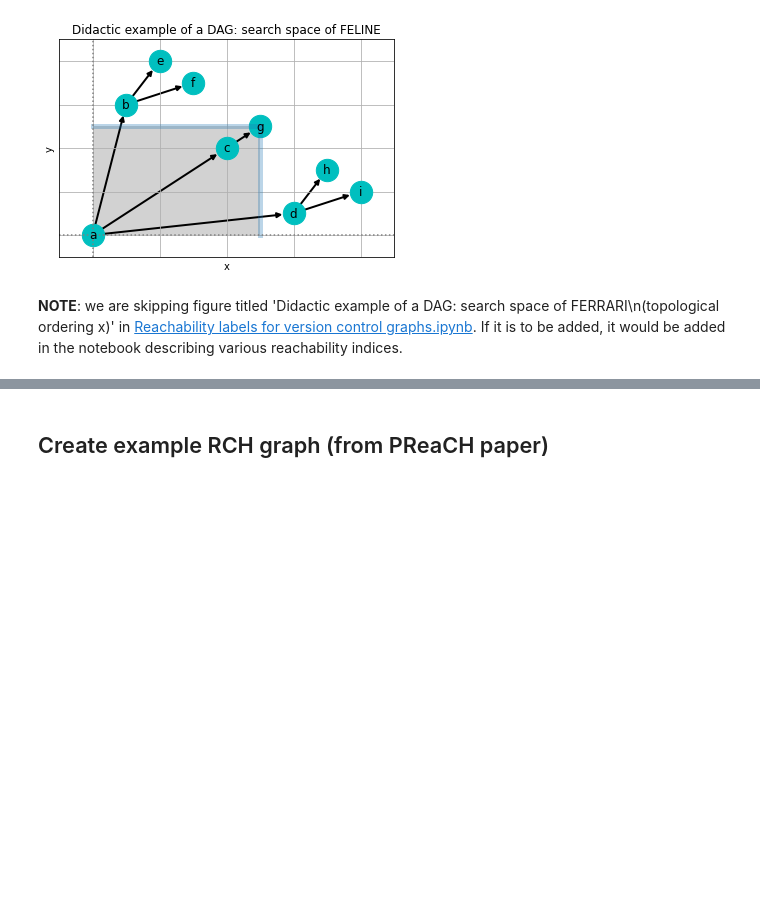
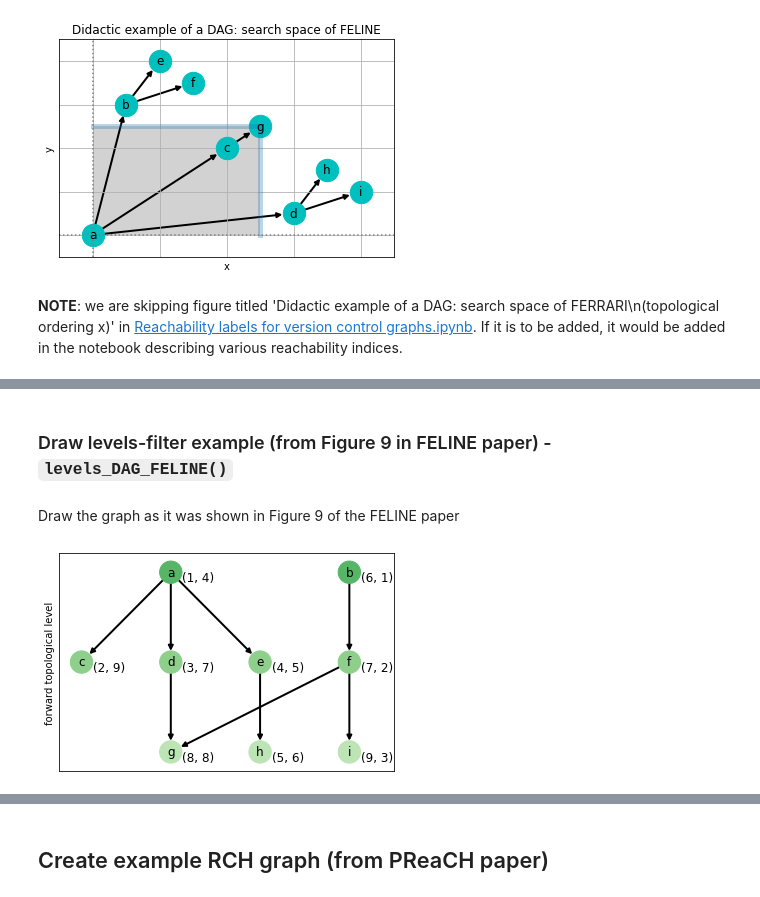
Before and after one commit to jnareb/git-commit-graph-ext, a Jupyter notebook: 03_example_graphs.ipynb, the cells around one changed output, grey strips where cells are left out. Drawn from its saved outputs; the diff is of its cells as text; code cells hidden in the pictures; blank space fills up the shorter version.

```diff
--- a/03_example_graphs.ipynb
+++ b/03_example_graphs.ipynb
@@ -329,0 +341,59 @@ nx.draw_networkx(de,pos=de.pos,
+# %%
+#export
+def levels_DAG_FELINE():
+    """Create graph from Figure 9 in FELINE paper, used to show levels-filter
+
+    Returns
+    -------
+    graph : networkx.DiGraph
+        Example "filter-level" DAG (example in Figure 9 in FELINE paper)
+    """
+    lf=nx.DiGraph()
+    lf.add_nodes_from([chr(c) for c in range(ord('a'),ord('i')+1)])
+    lf.add_edges_from([('a','c'),('a','d'),('a','e'),
+                       ('b','f'),
+                       ('d','g'),
+                       ('e','h'),
+                       ('f','g'),('f','i')])
+    return lf
+# %% [markdown]
+### Draw levels-filter example (from Figure 9 in FELINE paper) - `levels_DAG_FELINE()`
+# %% [markdown]
+Draw the graph as it was shown in Figure 9 of the FELINE paper
+# %%
+lf=levels_DAG_FELINE()
+# forwards level
+lf.lvl={
+    'g':0,'h':0,'i':0,
+    'c':1,'d':1,'e':1,'f':1,
+    'a':2,'b':2
+}
+# coordinates attributed by FELINE
+lf.fel={
+    'a':(1,4),'b':(6,1),'c':(2,9),'d':(3,7),'e':(4,5),
+    'f':(7,2),'g':(8,8),'h':(5,6),'i':(9,3),
+}
+#@title Draw an example DAG for levels-filter, as in Figure 9 of FELINE paper (levels-based)
+# positions in Figure 9 of FELINE paper
+lf.tree={
+  'a':(2,2),'b':(4,2),
+  'c':(1,1),'d':(2,1),'e':(3,1),'f':(4,1),
+  'g':(2,0),'h':(3,0),'i':(4,0)
+}
+
+#plt.axis('off')
+plt.ylabel('forward topological level')
+#plt.subplots_adjust(left=0,right=1.2)
+plt.xlim(left=0.75,right=4.5)
+nx.draw_networkx(lf,
+                 pos=lf.tree,
+                 nodelist=list(lf.lvl.keys()),
+                 node_color=list(lf.lvl.values()),
+                 cmap=plt.cm.Greens,
+                 vmin=-2,vmax=5,
+                 node_size=500,width=2.0)
+labels=nx.draw_networkx_labels(lf,
+                               pos={k: (v[0]+0.31,v[1]-0.06) for (k,v) in lf.tree.items()},
+                               labels=lf.fel)
+# %% [output]
+[figure, added]
```
Also changed, not shown: parts of 12 cells of this notebook, 3 other files.
